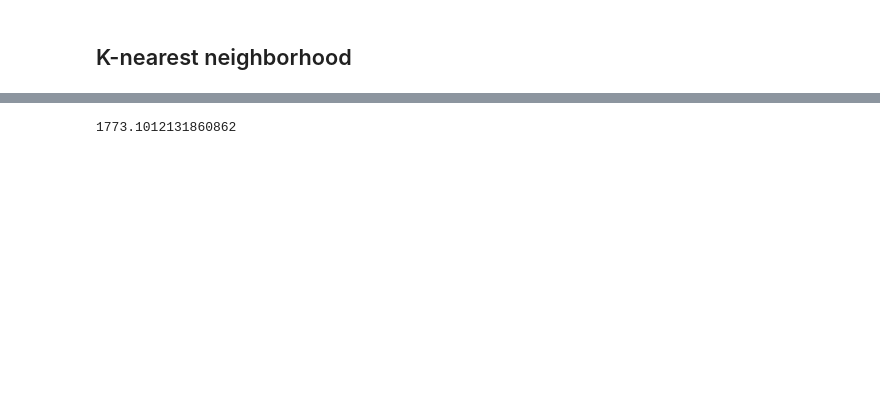
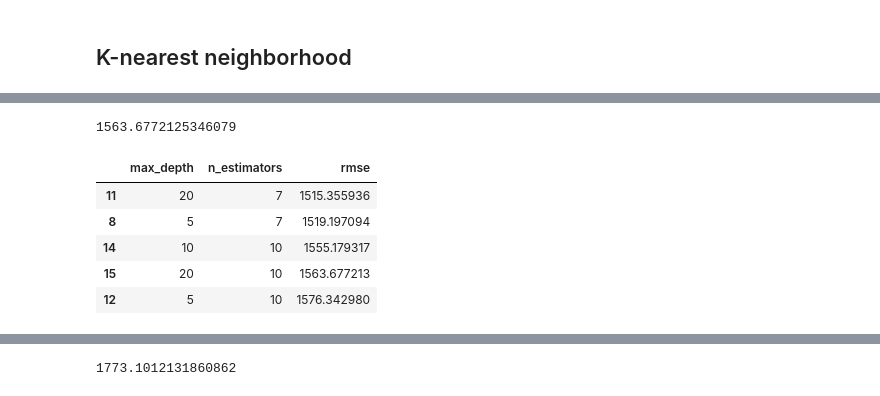
Before and after one commit to bartek-blog/bartek-blog.github.io, a Jupyter notebook: jupyter/Time-Series.ipynb, the cells around one changed output, grey strips where cells are left out. Drawn from its saved outputs; the diff is of its cells as text; code cells hidden in the pictures; blank space fills up the shorter version.

```diff
--- a/jupyter/Time-Series.ipynb
+++ b/jupyter/Time-Series.ipynb
@@ -305,0 +315,14 @@ Xy_with_lags["year_diff"] = Xy_with_lags["sales"] - Xy_with_lags["sales-12"]
+# %%
+performance = pd.DataFrame()
+
+for n_neighbors in [2, 3, 4, 5, 6, 7, 8]:
+    reg_kn = KNeighborsRegressor(n_neighbors=n_neighbors)
+    reg_kn.fit(X_train.drop("dt", axis=1), y_train)
+    y_dev_hat = recurrent_prediction(y_train, N_lags, reg_kn)
+    rmse = np.sqrt(mean_squared_error(y_dev, y_dev_hat))
+    new_row = pd.DataFrame({
+        "n_neighbours": [n_neighbors],
+        "rmse": [rmse]
+    })
+    performance = performance.append(new_row, ignore_index = True)
+performance.sort_values("rmse").head()
@@ -305,0 +336,35 @@ Xy_with_lags["year_diff"] = Xy_with_lags["sales"] - Xy_with_lags["sales-12"]
+# %%
+from sklearn.ensemble import RandomForestRegressor
+import warnings
+warnings.filterwarnings("ignore", category=FutureWarning)
+
+
+reg_rf = RandomForestRegressor(random_state=667)
+reg_rf.fit(X_train.drop("dt", axis=1), y_train)
+y_dev_hat = recurrent_prediction(y_train, N_lags, reg_rf)
+np.sqrt(mean_squared_error(y_dev, y_dev_hat))
+# %% [output]
+1563.6772125346079
+# %%
+performance = pd.DataFrame()
+
+for n_estimators in [2, 5, 7, 10, 20, 100]:
+    for max_depth in [5, 7, 10, 20]:
+        reg_kn = RandomForestRegressor(n_estimators=n_estimators, max_depth=max_depth, random_state=667)
+        reg_kn.fit(X_train.drop("dt", axis=1), y_train)
+        y_dev_hat = recurrent_prediction(y_train, N_lags, reg_kn)
+        rmse = np.sqrt(mean_squared_error(y_dev, y_dev_hat))
+        new_row = pd.DataFrame({
+            "n_estimators": [n_estimators],
+            "max_depth": [max_depth],
+            "rmse": [rmse]
+        })
+        performance = performance.append(new_row, ignore_index = True)
+performance.sort_values("rmse").head()
+# %% [output]
+|  | max_depth | n_estimators | rmse |
+| 11 | 20 | 7 | 1515.355936 |
+| 8 | 5 | 7 | 1519.197094 |
+| 14 | 10 | 10 | 1555.179317 |
+| 15 | 20 | 10 | 1563.677213 |
+| 12 | 5 | 10 | 1576.342980 |
```
Also changed, not shown: parts of 36 cells of this notebook.
